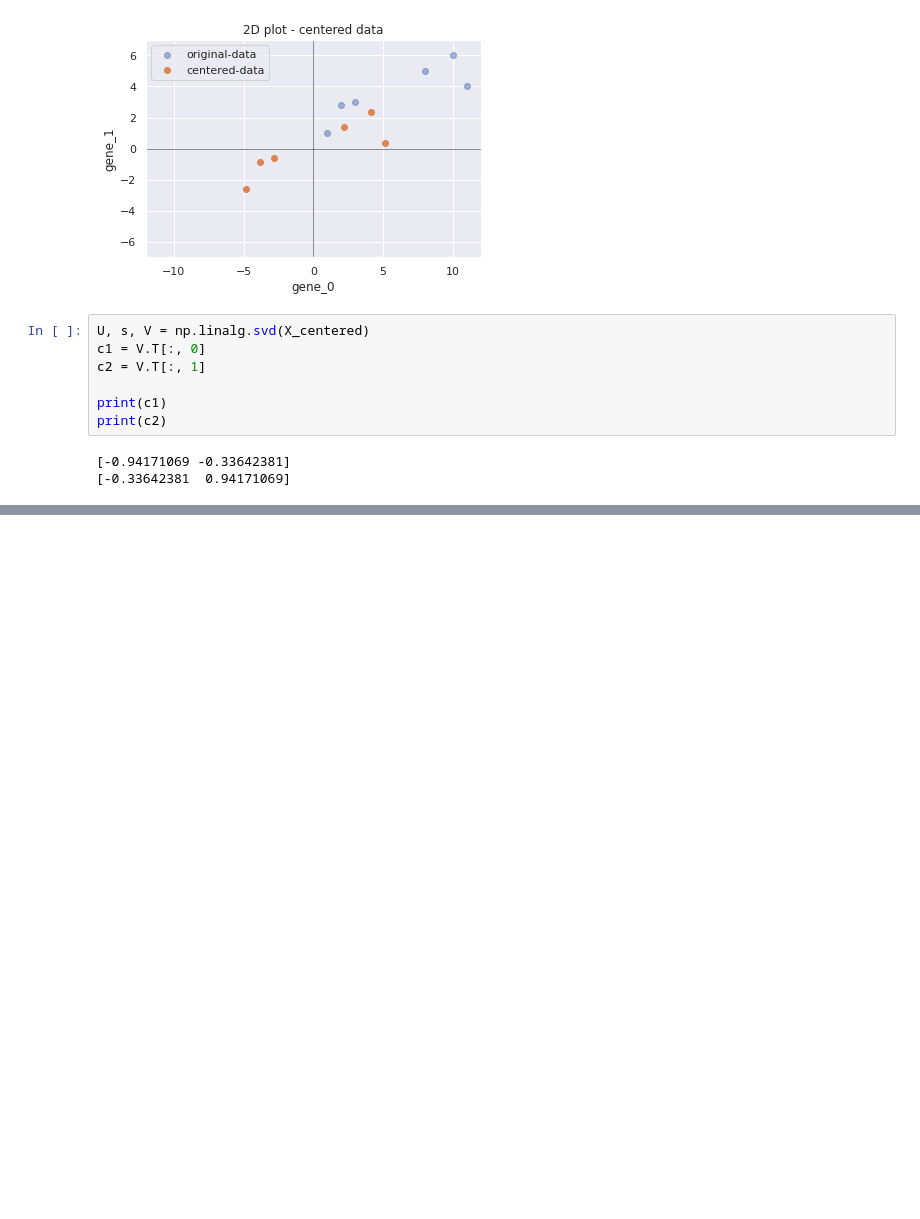
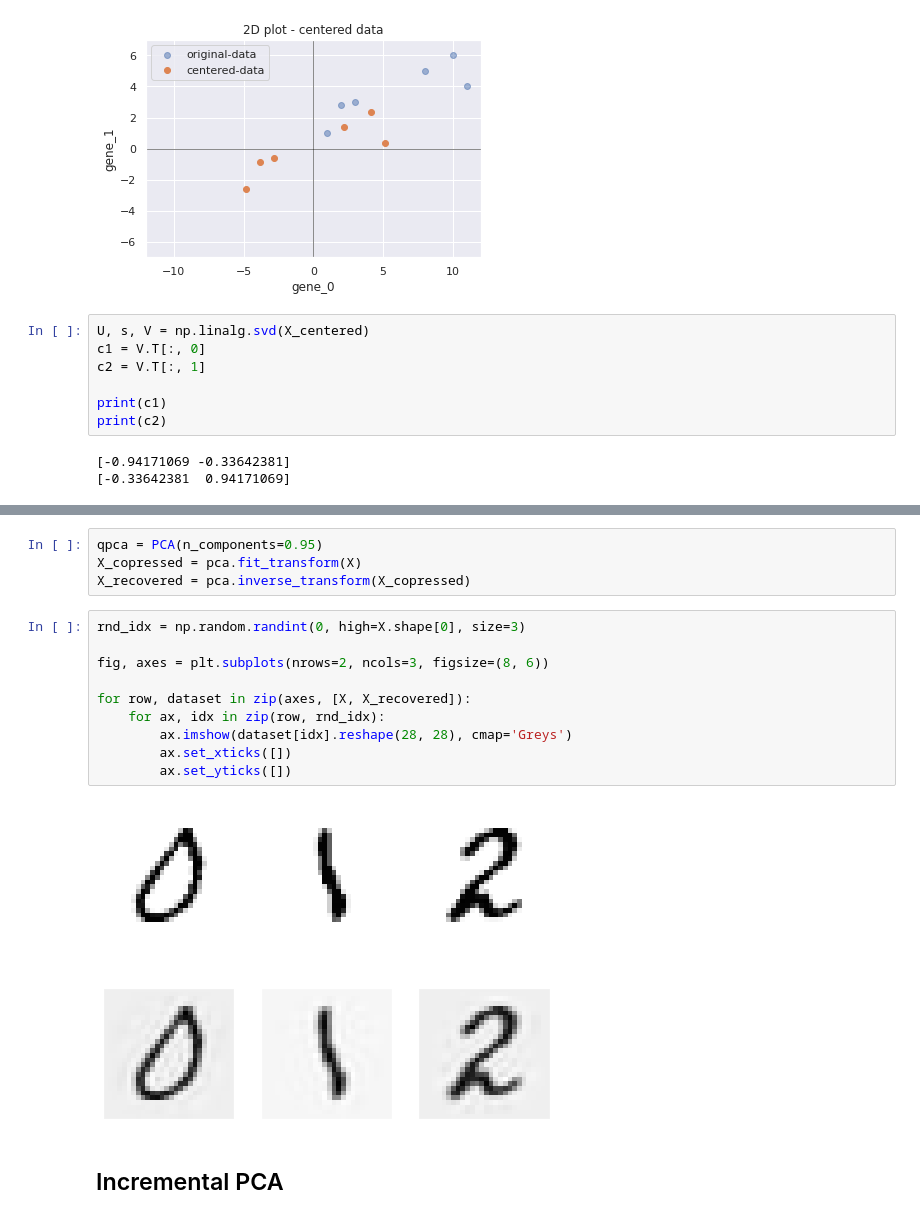
Before and after one commit to mzignis/hands_on_machine_learning, a Jupyter notebook: dimensionality_reduction/pca.ipynb, the cells around one changed output, grey strips where cells are left out. Cells and saved outputs as stored; diff of their text form; blank space fills up the shorter version.

Commit message:
add incremental, randomize and kerneled pca methods

```diff
--- a/dimensionality_reduction/pca.ipynb
+++ b/dimensionality_reduction/pca.ipynb
@@ -101,0 +172,18 @@ Gene 1 percent variation: 0.04
+# %%
+qpca = PCA(n_components=0.95)
+X_copressed = pca.fit_transform(X)
+X_recovered = pca.inverse_transform(X_copressed)
+# %%
+rnd_idx = np.random.randint(0, high=X.shape[0], size=3)
+
+fig, axes = plt.subplots(nrows=2, ncols=3, figsize=(8, 6))
+
+for row, dataset in zip(axes, [X, X_recovered]):
+    for ax, idx in zip(row, rnd_idx):
+        ax.imshow(dataset[idx].reshape(28, 28), cmap='Greys')
+        ax.set_xticks([])
+        ax.set_yticks([])
+# %% [output]
+[figure, added]
+# %% [markdown]
+## Incremental PCA
```
Also changed, not shown: parts of 18 cells of this notebook.
